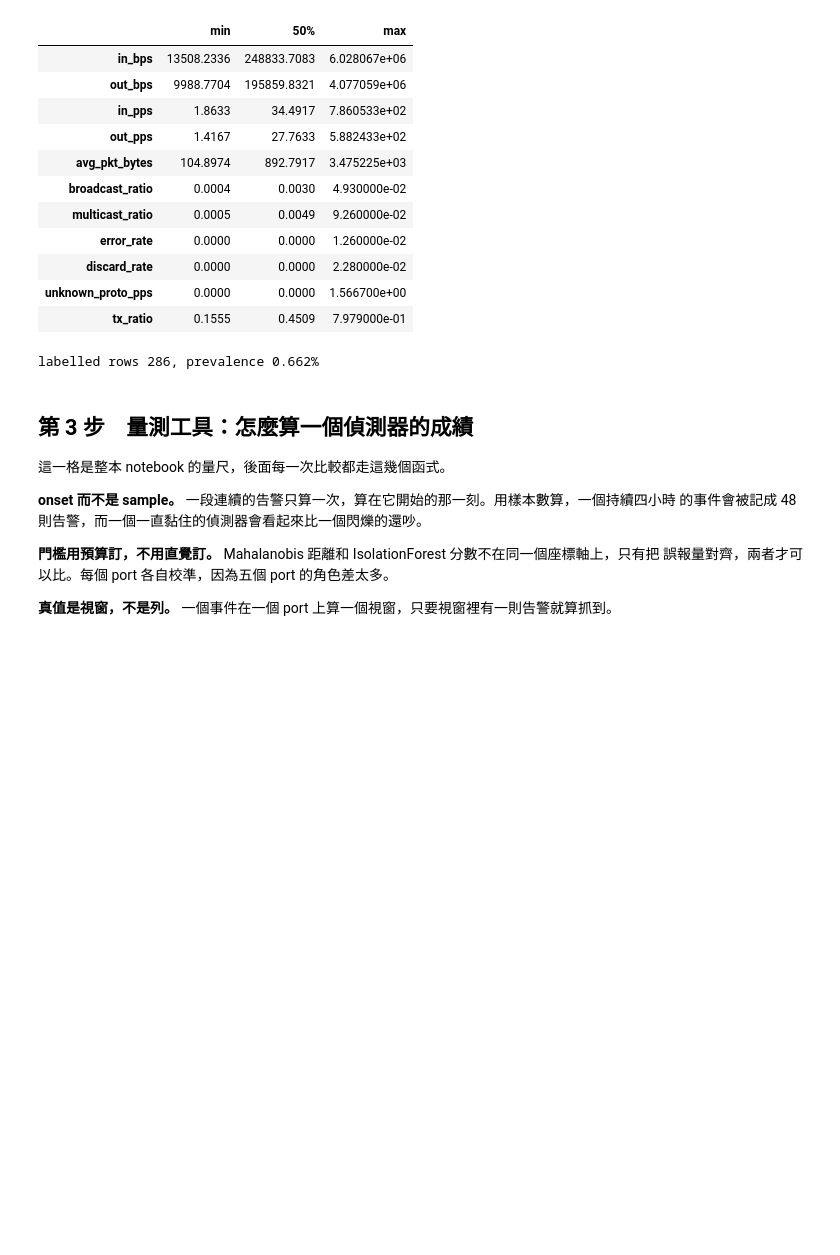
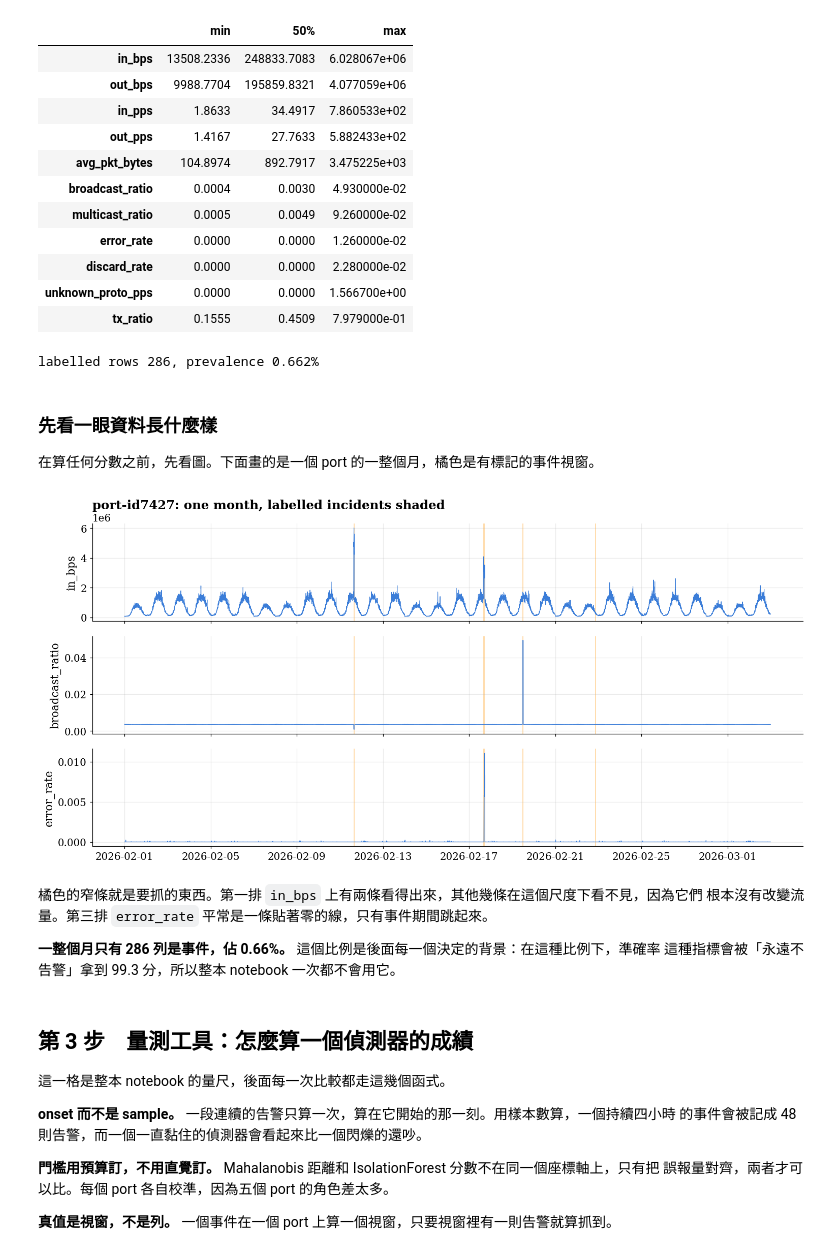
Before and after one commit to kevin880987/aiops-anomaly-zero-to-hero, a Jupyter notebook: labs/workshop/08_rca_capstone.ipynb, the cells around one changed output. Cells and saved outputs as stored; diff of their text form; code cells hidden in the pictures; blank space fills up the shorter version.

```diff
--- a/labs/workshop/08_rca_capstone.ipynb
+++ b/labs/workshop/08_rca_capstone.ipynb
@@ -207,6 +214,44 @@ print(f"labelled rows {is_event.sum()}, prevalence {is_event.mean():.3%}")
 | unknown_proto_pps | 0.0000 | 0.0000 | 1.566700e+00 |
 | tx_ratio | 0.1555 | 0.4509 | 7.979000e-01 |
 labelled rows 286, prevalence 0.662%
+# %% [markdown]
+### 先看一眼資料長什麼樣
+
+在算任何分數之前，先看圖。下面畫的是一個 port 的一整個月，橘色是有標記的事件視窗。
+# %%
+def shade_labelled(ax, group):
+    # event_label 不是 normal 的連續段塗色。真值就是這個欄位，沒有別的來源。
+    marked = group["event_label"].ne("normal").to_numpy()
+    time = group["timestamp"].to_numpy()
+    edges = np.flatnonzero(np.diff(marked.astype(int)))
+    starts = np.r_[0, edges + 1][np.r_[marked[0], marked[edges + 1]]]
+    ends = np.r_[edges, len(marked) - 1][np.r_[marked[edges], marked[-1]]]
+    for a, b in zip(starts, ends):
+        ax.axvspan(time[a], time[b], color=C["truth"], alpha=0.35, lw=0)
+
+
+def plot_month(port_id, columns=("in_bps", "broadcast_ratio", "error_rate"), data=None):
+    '''一個 port 的一整個月，事件視窗塗色。這是所有後面圖表的底圖。'''
+    data = frame if data is None else data
+    g = data[data["port_id"] == port_id].sort_values("timestamp")
+    fig, axes = plt.subplots(len(columns), 1, figsize=(14, 2.3 * len(columns)), sharex=True)
+    for ax, column in zip(np.atleast_1d(axes), columns):
+        ax.plot(g["timestamp"], g[column], lw=0.7, color=C["signal"])
+        shade_labelled(ax, g)
+        ax.set_ylabel(column)
+    np.atleast_1d(axes)[0].set_title(f"{port_id}: one month, labelled incidents shaded")
+    plt.show()
+
+
+plot_month("port-id7427")
+# %% [output]
+[figure, added]
+# %% [markdown]
+橘色的窄條就是要抓的東西。第一排 `in_bps` 上有兩條看得出來，其他幾條在這個尺度下看不見，因為它們
+根本沒有改變流量。第三排 `error_rate` 平常是一條貼著零的線，只有事件期間跳起來。
+
+**一整個月只有 286 列是事件，佔 0.66%。** 這個比例是後面每一個決定的背景：在這種比例下，準確率
+這種指標會被「永遠不告警」拿到 99.3 分，所以整本 notebook 一次都不會用它。
 # %% [markdown]
 ## 第 3 步　量測工具：怎麼算一個偵測器的成績
 
```
Also changed, not shown: parts of 14 cells of this notebook.
